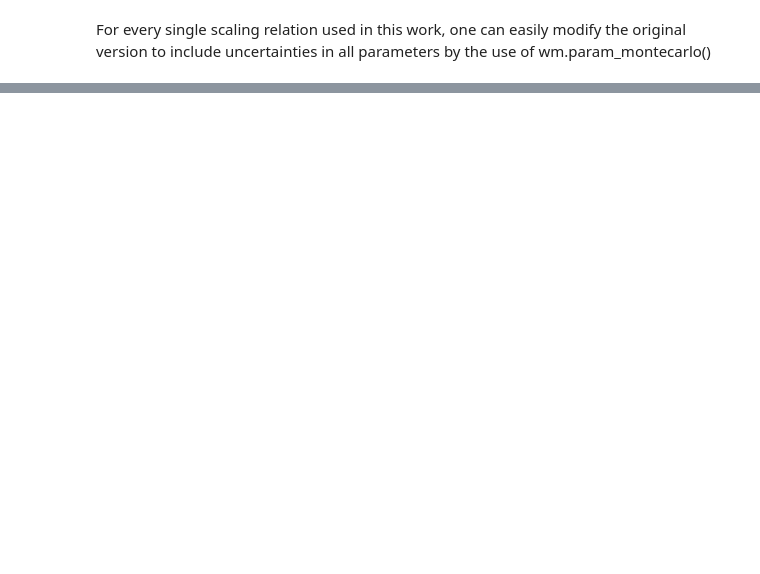
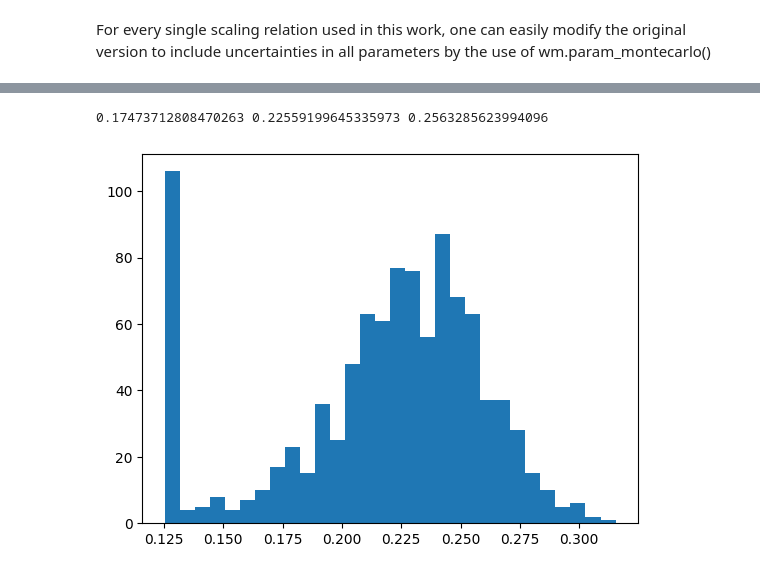
Before and after one commit to joacoh/wise2mbh, a Jupyter notebook: notebooks/allwise_test.ipynb, the cells around one changed output, grey strips where cells are left out. Drawn from its saved outputs; the diff is of its cells as text; code cells hidden in the pictures; blank space fills up the shorter version.

```diff
--- a/notebooks/allwise_test.ipynb
+++ b/notebooks/allwise_test.ipynb
@@ -308,0 +394,3 @@ For every single scaling relation used in this work, one can easily modify the o
+# %%
+t_value_dist = wm.array_montecarlo(new_allwise['T'], np.zeros(len(new_allwise['T'])))  #Gaussians of every T value
+t_value_dist[cond_change_t] = new_t_value
@@ -308,0 +408,13 @@ For every single scaling relation used in this work, one can easily modify the o
+# %%
+bulge_frac = wm.morph_to_bulge_ratio(t_value_dist)                                               #Bulge fractions are calculated for noQSO using the T value
+# %%
+plt.hist(bulge_frac[0],bins=30)
+
+nominal = np.median(bulge_frac[0])
+sigma_down = np.percentile(bulge_frac[0],16)
+sigma_top = np.percentile(bulge_frac[0],84)
+
+print(sigma_down, nominal, sigma_top)
+# %% [output]
+0.17473712808470263 0.22559199645335973 0.2563285623994096
+[figure, added]
```
Also changed, not shown: parts of 51 cells of this notebook.
